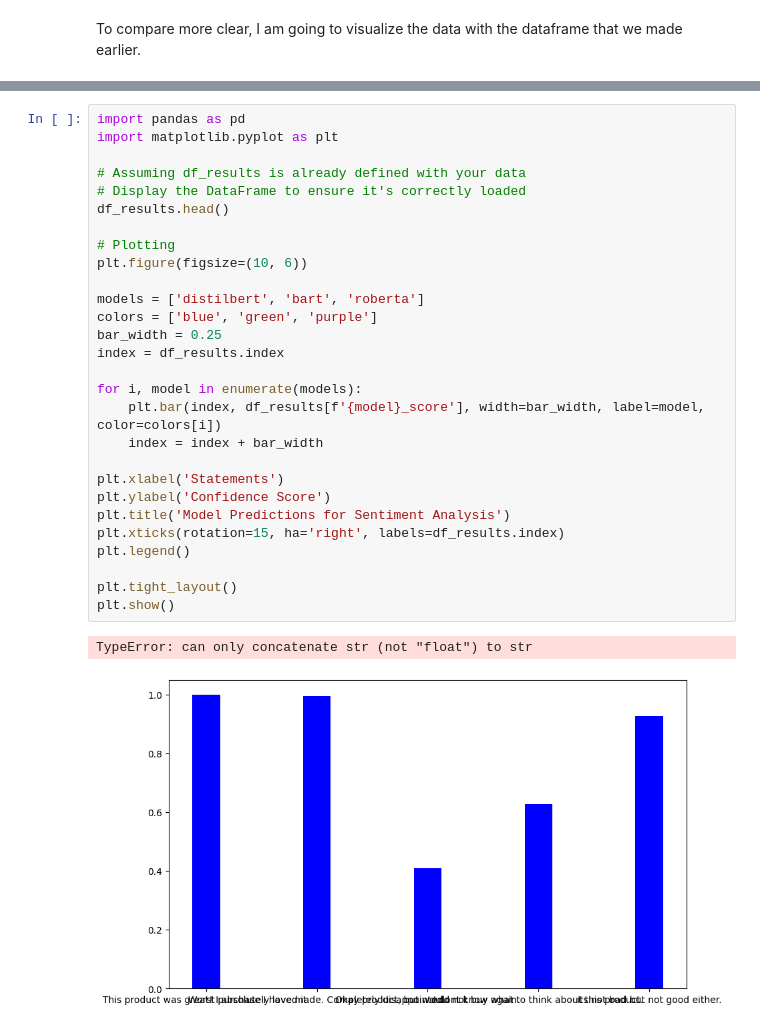
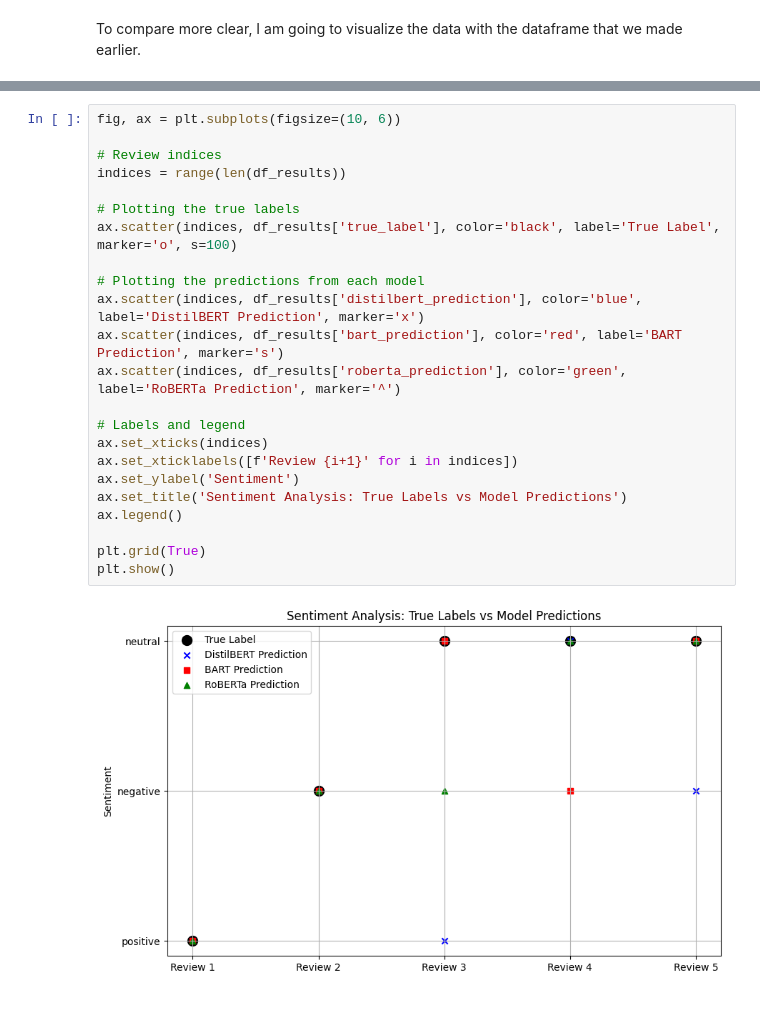
Before and after one commit to Appohh/open-program, a Jupyter notebook: llm-findings/review-clasiffier-models.ipynb, the cells around one changed output, grey strips where cells are left out. Saved outputs shown, nothing was run; the diff lists cells and outputs as text.

```diff
--- a/llm-findings/review-clasiffier-models.ipynb
+++ b/llm-findings/review-clasiffier-models.ipynb
@@ -147,31 +160,25 @@ df_results.head()
-# %%
-import pandas as pd
-import matplotlib.pyplot as plt
-
-# Assuming df_results is already defined with your data
-# Display the DataFrame to ensure it's correctly loaded
-df_results.head()
-
-# Plotting
-plt.figure(figsize=(10, 6))
-
-models = ['distilbert', 'bart', 'roberta']
-colors = ['blue', 'green', 'purple']
-bar_width = 0.25
-index = df_results.index
-
-for i, model in enumerate(models):
-    plt.bar(index, df_results[f'{model}_score'], width=bar_width, label=model, color=colors[i])
-    index = index + bar_width
-
-plt.xlabel('Statements')
-plt.ylabel('Confidence Score')
-plt.title('Model Predictions for Sentiment Analysis')
-plt.xticks(rotation=15, ha='right', labels=df_results.index)
-plt.legend()
-
-plt.tight_layout()
-plt.show()
-# %% [output]
-TypeError: can only concatenate str (not "float") to str
-[figure, removed]
+# %%
+fig, ax = plt.subplots(figsize=(10, 6))
+
+# Review indices
+indices = range(len(df_results))
+
+# Plotting the true labels
+ax.scatter(indices, df_results['true_label'], color='black', label='True Label', marker='o', s=100)
+
+# Plotting the predictions from each model
+ax.scatter(indices, df_results['distilbert_prediction'], color='blue', label='DistilBERT Prediction', marker='x')
+ax.scatter(indices, df_results['bart_prediction'], color='red', label='BART Prediction', marker='s')
+ax.scatter(indices, df_results['roberta_prediction'], color='green', label='RoBERTa Prediction', marker='^')
+
+# Labels and legend
+ax.set_xticks(indices)
+ax.set_xticklabels([f'Review {i+1}' for i in indices])
+ax.set_ylabel('Sentiment')
+ax.set_title('Sentiment Analysis: True Labels vs Model Predictions')
+ax.legend()
+
+plt.grid(True)
+plt.show()
+# %% [output]
+[figure, added]
```
Also changed, not shown: parts of 3 cells of this notebook, 1 other file.
